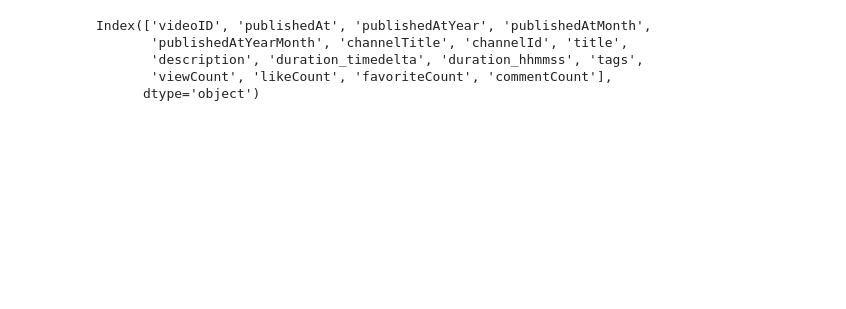
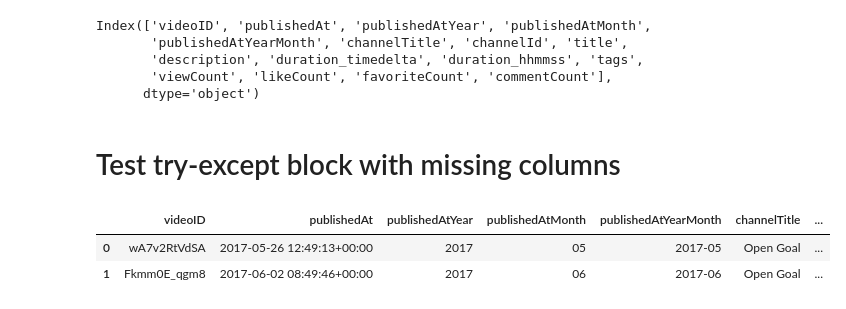
Before and after one commit to JonR45/OpenGoal, a Jupyter notebook: notebooks/4_3_0_feature_engineering_year_month.ipynb, the cells around one changed output. Saved outputs shown, nothing was run; the diff lists cells and outputs as text; code cells hidden in the pictures; blank space fills up the shorter version.

```diff
--- a/notebooks/4_3_0_feature_engineering_year_month.ipynb
+++ b/notebooks/4_3_0_feature_engineering_year_month.ipynb
@@ -77,3 +96,13 @@ Index(['videoID', 'publishedAt', 'publishedAtYear', 'publishedAtMonth',
        'description', 'duration_timedelta', 'duration_hhmmss', 'tags',
        'viewCount', 'likeCount', 'favoriteCount', 'commentCount'],
       dtype='object')
+# %% [markdown]
+# Test try-except block with missing columns
+# %%
+# test function if one column doesn't exist
+df.drop(labels=["duration_timedelta"], axis=1, inplace=True)
+df.head(2)
+# %% [output]
+|  | videoID | publishedAt | publishedAtYear | publishedAtMonth | publishedAtYearMonth | channelTitle | ... |
+| 0 | wA7v2RtVdSA | 2017-05-26 12:49:13+00:00 | 2017 | 05 | 2017-05 | Open Goal | ... |
+| 1 | Fkmm0E_qgm8 | 2017-06-02 08:49:46+00:00 | 2017 | 06 | 2017-06 | Open Goal | ... |
```
Also changed, not shown: parts of 8 cells of this notebook, 11 other files.
